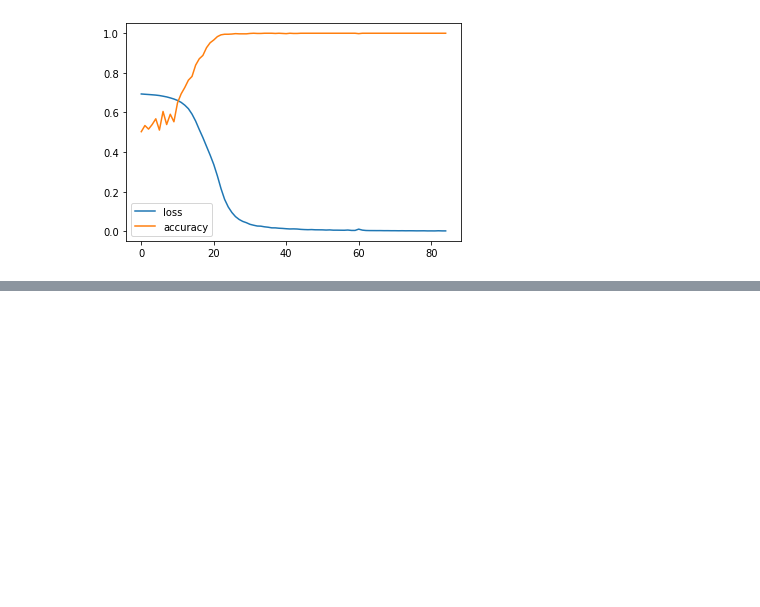
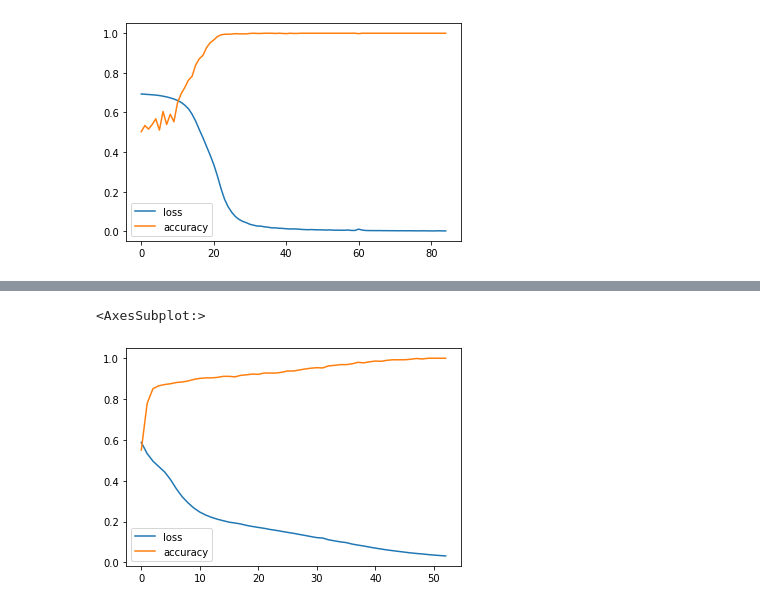
Before and after one commit to choton654/tenserflow-deep-learning, a Jupyter notebook: neural_network_classification.ipynb, the cells around one changed output, grey strips where cells are left out. Drawn from its saved outputs; the diff is of its cells as text; code cells hidden in the pictures; blank space fills up the shorter version.

```diff
--- a/neural_network_classification.ipynb
+++ b/neural_network_classification.ipynb
@@ -127,0 +146,19 @@ binary classification
+# %%
+tf.random.set_seed(42)
+
+model_moon = tf.keras.Sequential([
+	tf.keras.layers.Dense(32, activation='relu'),
+	tf.keras.layers.Dense(10, activation='relu'),
+	# tf.keras.layers.Dense(6, activation='relu'),
+	# tf.keras.layers.Dense(6, activation='relu'),
+	# tf.keras.layers.Dense(6, activation='relu'),
+	tf.keras.layers.Dense(1, activation=tf.keras.activations.sigmoid)
+])
+
+model_moon.compile(loss=tf.keras.losses.BinaryCrossentropy(), optimizer=tf.keras.optimizers.Adam(learning_rate=0.001),
+ metrics=['accuracy']
+)
+
+callback = tf.keras.callbacks.EarlyStopping(monitor='accuracy', patience=3)
+
+history_moons = model_moon.fit(x_train, y_train, epochs=500, callbacks=[callback])
@@ -127,0 +188,5 @@ binary classification
+# %%
+pd.DataFrame(history_moons.history).plot()
+# %% [output]
+<AxesSubplot:>
+[figure, added]
```
Also changed, not shown: parts of 21 cells of this notebook.
